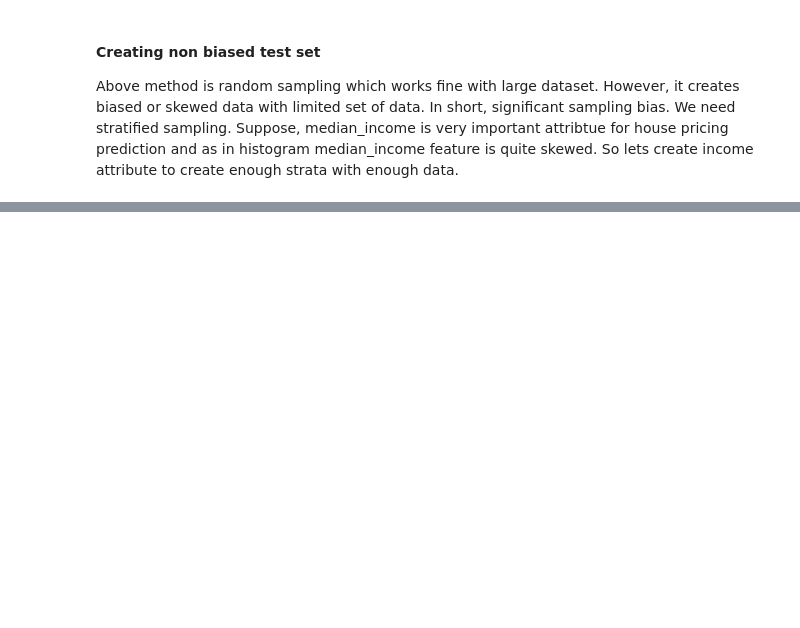
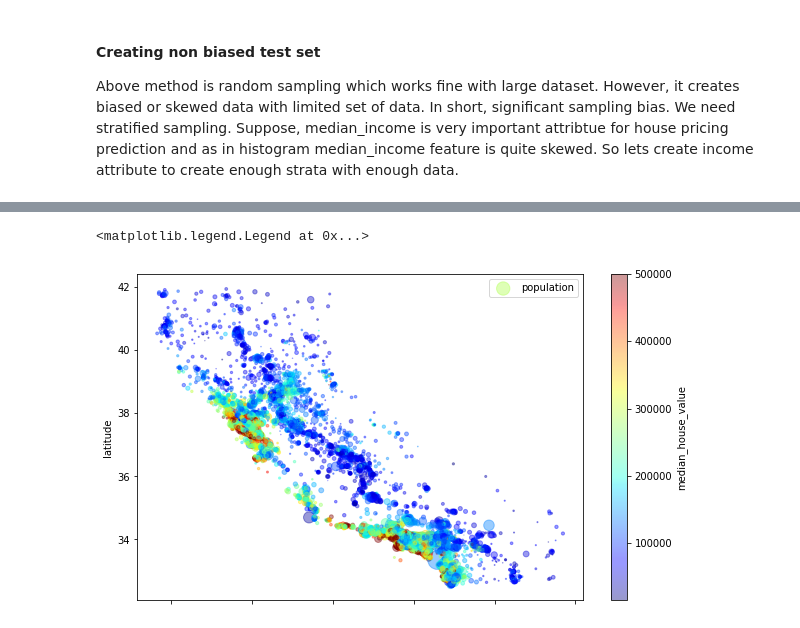
Before and after one commit to thakareakshay1709/my-data-science-projects, a Jupyter notebook: Housing-Price-Predections/housing.ipynb, the cells around one changed output, grey strips where cells are left out. Cells and saved outputs as stored; diff of their text form; code cells hidden in the pictures; blank space fills up the shorter version.

```diff
--- a/Housing-Price-Predections/housing.ipynb
+++ b/Housing-Price-Predections/housing.ipynb
@@ -9,7 +10,8 @@ from sklearn.model_selection import train_test_split
 # %%
 # pip install -U scikit-learn
 # %%
-raw_df = pd.read_csv('data\housing.csv') # loading data into dataframe
+
+raw_df = pd.read_csv('data/housing.csv') # loading data into dataframe
 # %%
 raw_df.head(5) # overview of dataset
 # %% [output]
@@ -94,3 +94,6 @@ Suppose, median_income is very important attribtue for house pricing prediction
 # %%
 raw_df['income_cat'] = np.ceil(raw_df['median_income'] / 1.5)
 raw_df['income_cat'].where(raw_df['income_cat'] < 5, 5.0, inplace=True)
+# %%
+split = StratifiedShuffleSplit(n_splits = 1, random_state = 42, test_size = 0.2)
+split
@@ -96,0 +103,4 @@ raw_df['income_cat'].where(raw_df['income_cat'] < 5, 5.0, inplace=True)
+# %%
+for train_ind, test_ind in split.split(raw_df, raw_df.income_cat):
+    strat_train_set = raw_df.loc[train_ind]
+    strat_test_set = raw_df.loc[test_ind]
@@ -96,0 +121,4 @@ raw_df['income_cat'].where(raw_df['income_cat'] < 5, 5.0, inplace=True)
+# %%
+# creating a copy of training and not touching the test set
+housing = strat_train_set.copy()
+housing
@@ -96,0 +139,8 @@ raw_df['income_cat'].where(raw_df['income_cat'] < 5, 5.0, inplace=True)
+# %%
+# creating a scatter plot of districts as there is a geographical data
+housing.plot(kind="scatter",x="longitude", y="latitude", alpha = 0.4, s=housing.population/100, label="population",
+             figsize=(10,6), c="median_house_value", cmap=plt.get_cmap("jet"), colorbar=True)
+plt.legend()
+# %% [output]
+<matplotlib.legend.Legend at 0x...>
+[figure, added]
```
Also changed, not shown: parts of 9 cells of this notebook, 1 other file.
